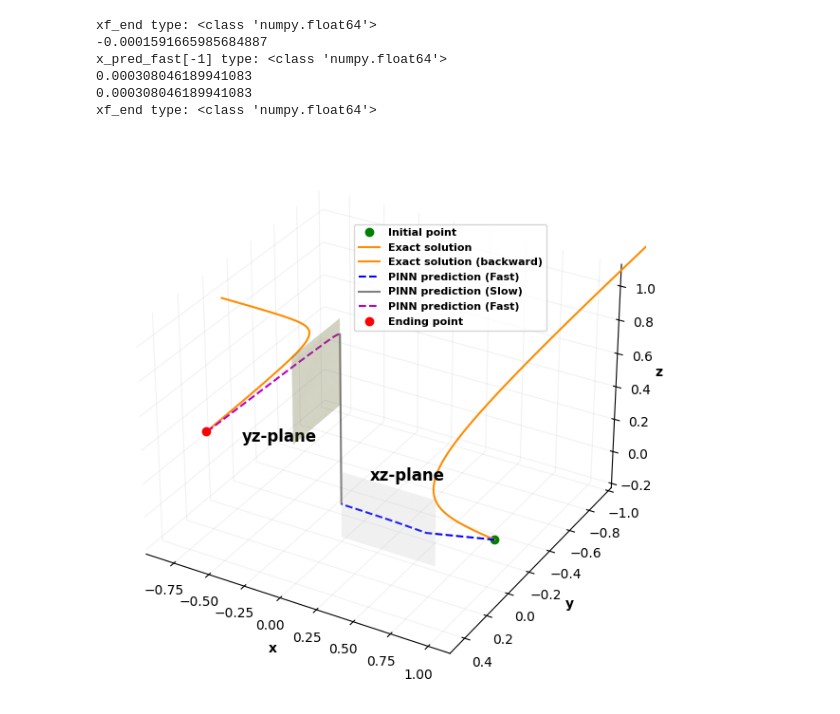
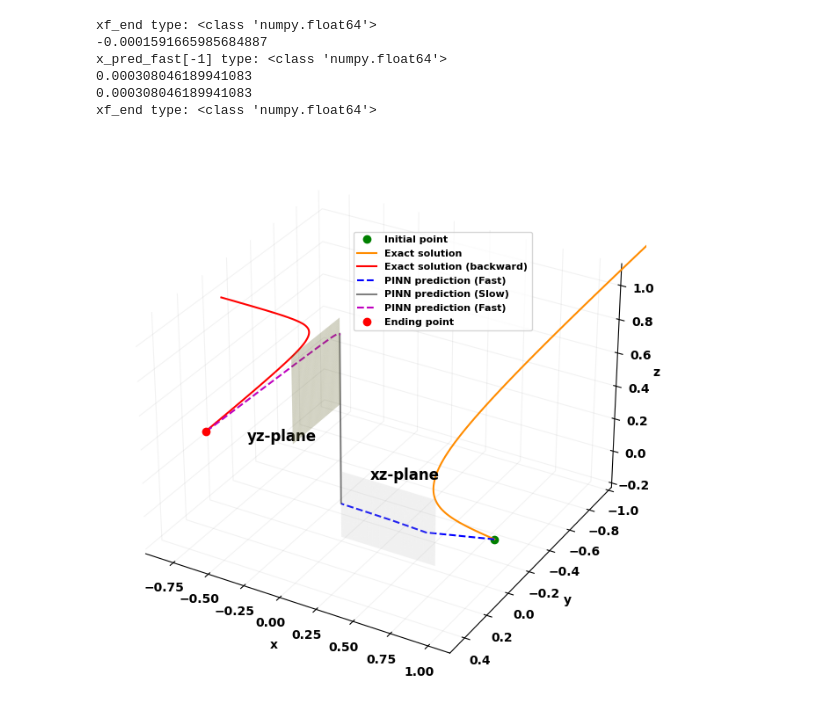
Before and after one commit to Hamid-Mofidi/PINNs_on_Multiple_timescale_dynamics, a Jupyter notebook: Examples8/pinnmltscl-GSP-ex-1-purturb4.ipynb, the cells around one changed output. Saved outputs shown, nothing was run; the diff lists cells and outputs as text; code cells hidden in the pictures.

```diff
--- a/Examples8/pinnmltscl-GSP-ex-1-purturb4.ipynb
+++ b/Examples8/pinnmltscl-GSP-ex-1-purturb4.ipynb
@@ -578,7 +578,7 @@ from scipy.interpolate import interp1d
 
 nn = 7
 
-fig = plt.figure(figsize=(12, 6))
+fig = plt.figure(figsize=(14, 8))
 ax = fig.add_subplot(111, projection='3d')
 ax.set_facecolor('white')  # Set the background color of the 3D plot
 
@@ -620,37 +620,45 @@ x_smooth2, y_smooth2, z_smooth2 = interpolate_curve(x_exact_fast2[:nn], y_exact_
 
 # Plot the smooth curves
 ax.plot(x_smooth, y_smooth, z_smooth, '-', color='darkorange', label='Exact solution ')
-ax.plot(x_smooth2, y_smooth2, z_smooth2, '-', color='darkorange', label='Exact solution (backward)')
+ax.plot(x_smooth2, y_smooth2, z_smooth2, '-', color='red', label='Exact solution (backward)')
 
 # Plot the original PINN predictions
 ax.plot(x_pred_fast, y_pred_fast, z_pred_fast, 'b--', label='PINN prediction (Fast)')
 ax.plot(x_pred_slow + x_pred_fast[-1], y_pred_slow + y_pred_fast[-1], z_pred_slow + z_pred_fast[-1], 'k-', label='PINN prediction (Slow)', alpha=0.5)
 ax.plot(x_pred_fast2, y_pred_fast2, z_pred_fast2, 'm--', label='PINN prediction (Fast)')
 
 ax.plot(x_end, y_end, z_end, 'ro', label='Ending point')
 
 # Set axis labels with bold font
 ax.set_xlabel('x', fontweight='bold')
 ax.set_ylabel('y', fontweight='bold')
 ax.set_zlabel('z', labelpad=-1, fontweight='bold')
+
+# Manually set tick labels to bold
+for tick in ax.get_xticklabels():
+    tick.set_fontweight('bold')
+for tick in ax.get_yticklabels():
+    tick.set_fontweight('bold')
+for tick in ax.get_zticklabels():
+    tick.set_fontweight('bold')
 
 # Set the legend with bold font
 ax.legend(prop={'size': 8, 'weight': 'bold'}, bbox_to_anchor=(0.45, 0.65))
 
 ax.invert_yaxis()
 ax.set_ylim(0.5, -1.)
 
 # Set the pane colors to white
 ax.w_xaxis.set_pane_color((1.0, 1.0, 1.0, 1.0))
 ax.w_yaxis.set_pane_color((1.0, 1.0, 1.0, 1.0))
 ax.w_zaxis.set_pane_color((1.0, 1.0, 1.0, 1.0))
 
 # Set the grid colors to very light gray
 ax.xaxis._axinfo['grid'].update(color=(0.05, 0.05, 0.05, 0.05))
 ax.yaxis._axinfo['grid'].update(color=(0.05, 0.05, 0.05, 0.05))
 ax.zaxis._axinfo['grid'].update(color=(0.05, 0.05, 0.05, 0.05))
 
 plt.tight_layout()
 plt.show()
 # %% [output]
-[figure, old version]
+[figure, new version]
```
